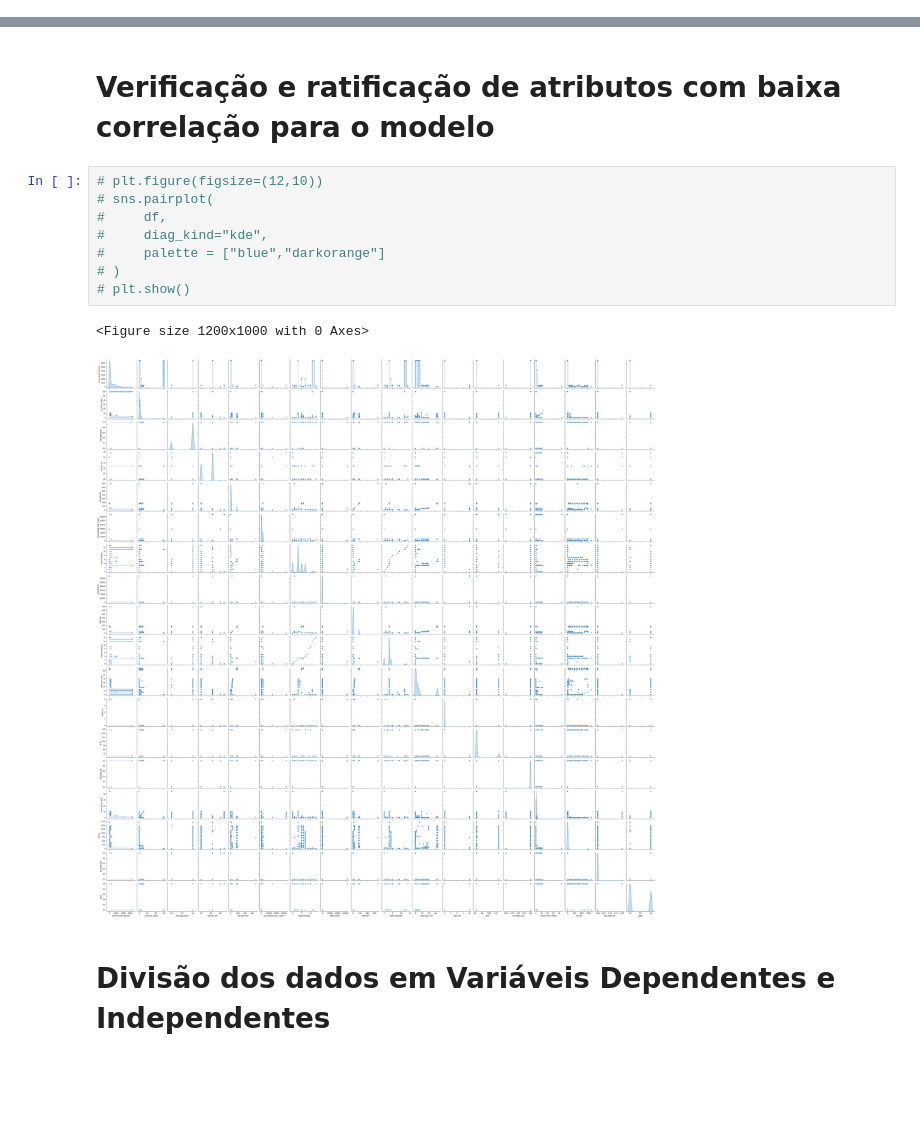
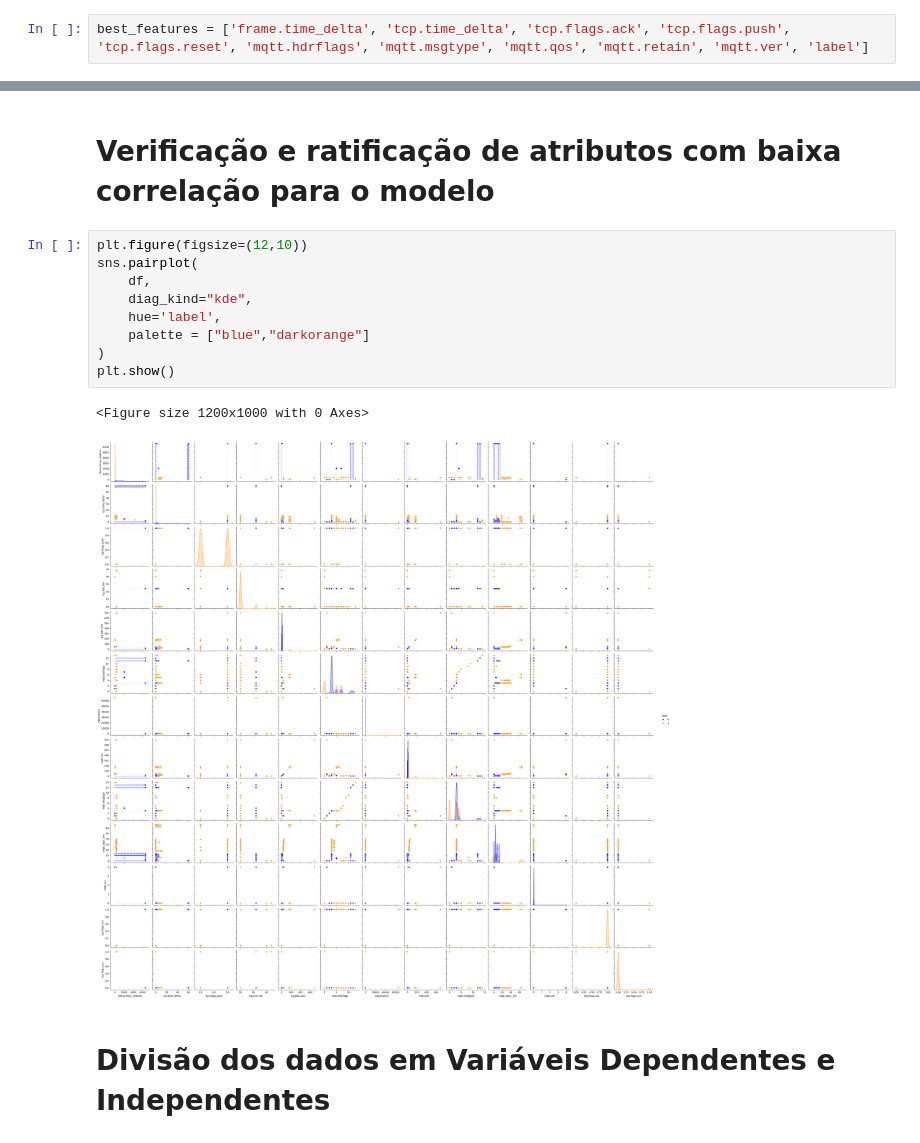
Before and after one commit to gutosantos-github/amsaude, a Jupyter notebook: 5-projeto_aplicacao/projeto_app_novo.ipynb, the cells around one changed output, grey strips where cells are left out. Cells and saved outputs as stored; diff of their text form; blank space fills up the shorter version.

```diff
--- a/5-projeto_aplicacao/projeto_app_novo.ipynb
+++ b/5-projeto_aplicacao/projeto_app_novo.ipynb
@@ -723,0 +682,2 @@ best_features = ['frame.time_relative', 'tcp.time_delta', 'tcp.flags.push', 'tcp
+# %%
+best_features = ['frame.time_delta', 'tcp.time_delta', 'tcp.flags.ack', 'tcp.flags.push', 'tcp.flags.reset', 'mqtt.hdrflags', 'mqtt.msgtype', 'mqtt.qos', 'mqtt.retain', 'mqtt.ver', 'label']
@@ -726,16 +710,17 @@ df = df[best_features]
 # %% [markdown]
 # Verificação e ratificação de atributos com baixa correlação para o modelo
 # %%
-# plt.figure(figsize=(12,10))
-# sns.pairplot(
-#     df,
-#     diag_kind="kde",
-#     palette = ["blue","darkorange"]
-# )
-# plt.show()
+plt.figure(figsize=(12,10))
+sns.pairplot(
+    df,
+    diag_kind="kde",
+    hue='label',
+    palette = ["blue","darkorange"]
+)
+plt.show()
 # %% [output]
 <Figure size 1200x1000 with 0 Axes>
-[figure, old version]
+[figure, new version]
 # %% [markdown]
 # Divisão dos dados em Variáveis Dependentes e Independentes
 # %%
```
Also changed, not shown: parts of 60 cells of this notebook.
